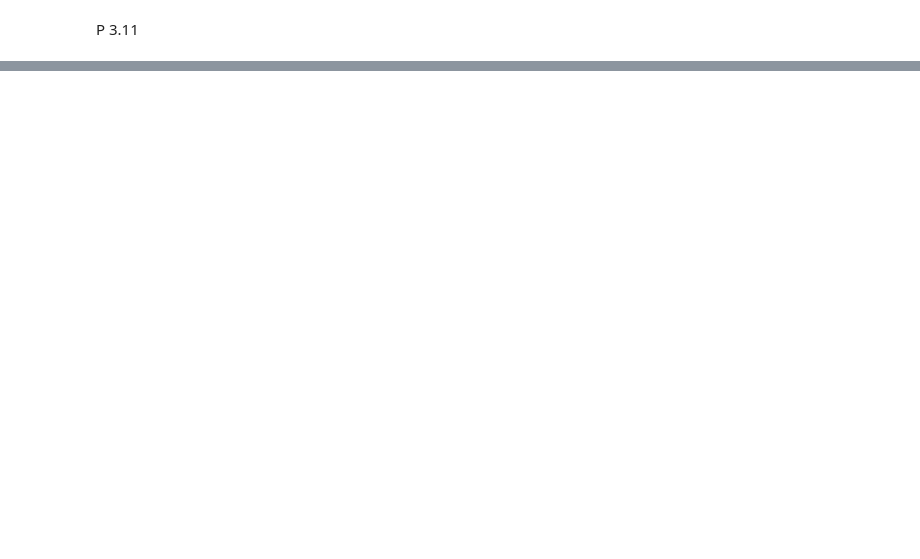
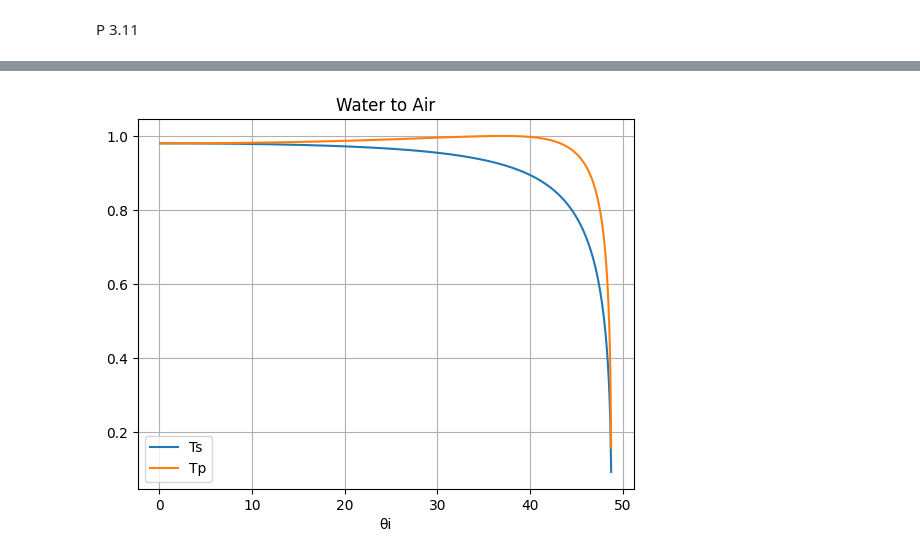
Before and after one commit to vieweghn/PHYS-330-Optics, a Jupyter notebook: HW03.ipynb, the cells around one changed output, grey strips where cells are left out. Drawn from its saved outputs; the diff is of its cells as text; code cells hidden in the pictures; blank space fills up the shorter version.

```diff
--- a/HW03.ipynb
+++ b/HW03.ipynb
@@ -7,2 +10,22 @@ Note that we did P3.4 in PHYS-415!
 # %% [markdown]
 P 3.5
+# %%
+def rp (n1, n2):
+    return (n1 - n2) / (n1 + n2)
+def tp (n1, n2):
+    2 * n1 / (n1 + n2)
+def o2(o1, n1, n2):
+    return np.asin((n1 / n2) * np.sin(o1))
+
+n1 = 1
+n2 = 1.5
+oi = np.pi / 8
+
+Rag = (rp(n1, n2))**2
+T = 1 - Rag # T at g-a, a-g
+
+ot = o2(oi, n2, n1)
+R = (np.tan(oi - ot) / np.tan(oi + ot))**2
+
+I = T * R * R * T
+print(f'Intensity: {I*1e2:.3f}%')
@@ -12,0 +83,25 @@ P 3.11
+# %%
+# water to air
+n1 = 1.33
+n2 = 1
+oi = np.linspace(0, np.pi/2, 1000)
+def ot(n1, n2, o1):
+    return np.asin((n1 / n2) * np.sin(o1))
+
+rs = np.sin(ot(n1, n2, oi) - oi) / np.sin(ot(n1, n2, oi) + oi)
+Rs = rs**2
+Ts = 1 - Rs
+
+rp = np.tan(ot(n1, n2, oi) - oi) / np.tan(ot(n1, n2, oi) + oi)
+Rp = rp**2
+Tp = 1 - Rp
+
+plt.plot(np.degrees(oi), Ts, label='Ts')
+plt.plot(np.degrees(oi), Tp, label='Tp')
+plt.legend()
+plt.xlabel('θi')
+plt.title('Water to Air')
+plt.grid()
+plt.show()
+# %% [output]
+[figure, added]
```
Also changed, not shown: parts of 6 cells of this notebook.
